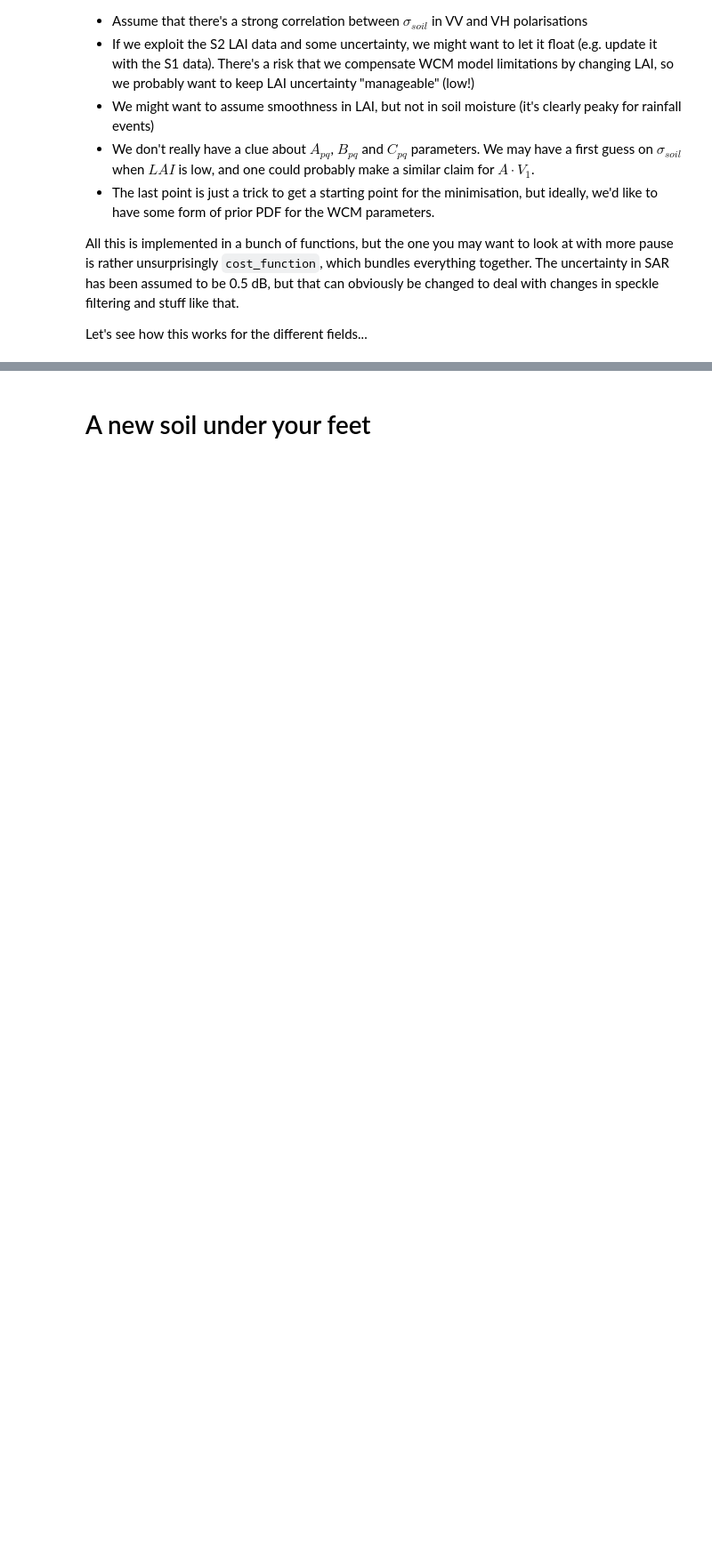
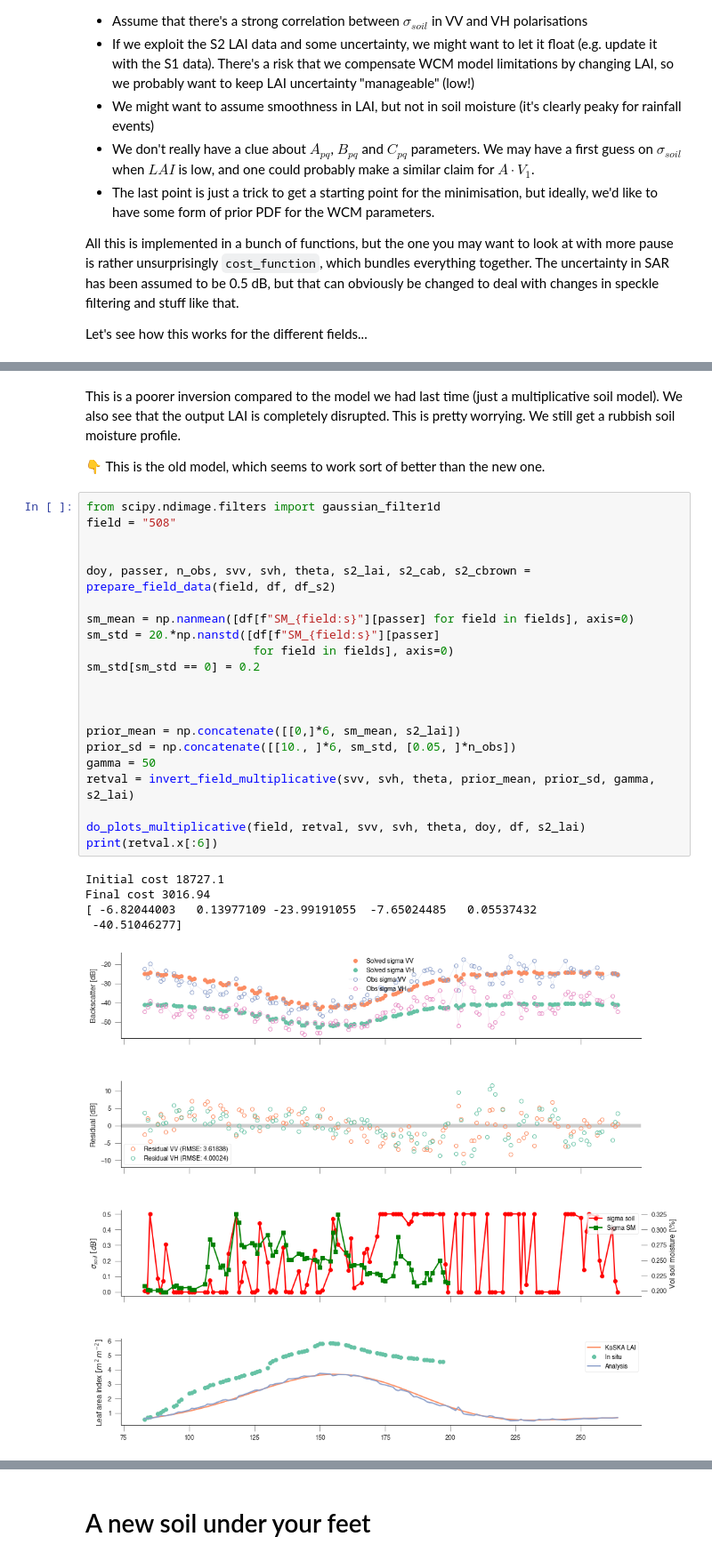
Before and after one commit to jgomezdans/sar_homework, a Jupyter notebook: LMU_new_soil.ipynb, the cells around one changed output, grey strips where cells are left out. Shown at 89% size. Drawn from its saved outputs; the diff is of its cells as text; blank space fills up the shorter version.

```diff
--- a/LMU_new_soil.ipynb
+++ b/LMU_new_soil.ipynb
@@ -309,0 +268,31 @@ Final cost 100749
+# %% [markdown]
+This is a poorer inversion compared to the model we had last time (just a multiplicative soil model). We also see that the output LAI is completely disrupted. This is pretty worrying. We still get a rubbish soil moisture profile.
+
+👇 This is the old model, which seems to work sort of better than the new one.
+# %%
+from scipy.ndimage.filters import gaussian_filter1d
+field = "508"
+
+
+doy, passer, n_obs, svv, svh, theta, s2_lai, s2_cab, s2_cbrown = prepare_field_data(field, df, df_s2)
+
+sm_mean = np.nanmean([df[f"SM_{field:s}"][passer] for field in fields], axis=0)
+sm_std = 20.*np.nanstd([df[f"SM_{field:s}"][passer]
+                        for field in fields], axis=0)
+sm_std[sm_std == 0] = 0.2
+
+
+
+prior_mean = np.concatenate([[0,]*6, sm_mean, s2_lai])
+prior_sd = np.concatenate([[10., ]*6, sm_std, [0.05, ]*n_obs])
+gamma = 50
+retval = invert_field_multiplicative(svv, svh, theta, prior_mean, prior_sd, gamma, s2_lai)
+
+do_plots_multiplicative(field, retval, svv, svh, theta, doy, df, s2_lai)
+print(retval.x[:6])
+# %% [output]
+Initial cost 18727.1
+Final cost 3016.94
+[ -6.82044003   0.13977109 -23.99191055  -7.65024485   0.05537432
+ -40.51046277]
+[figure, added]
```
Also changed, not shown: parts of 35 cells of this notebook, 4 other files.
